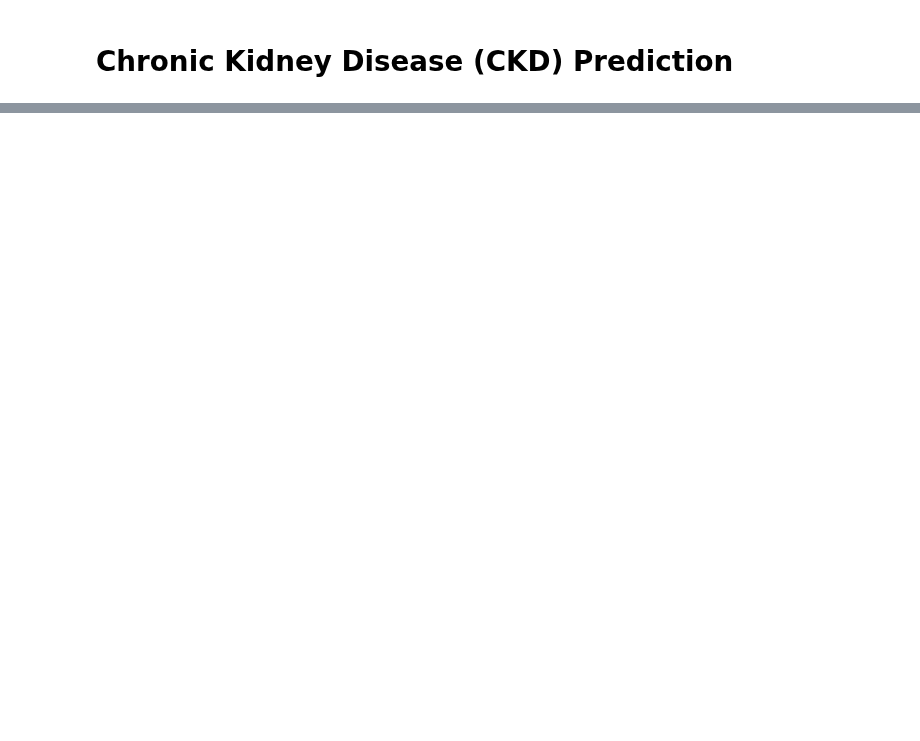
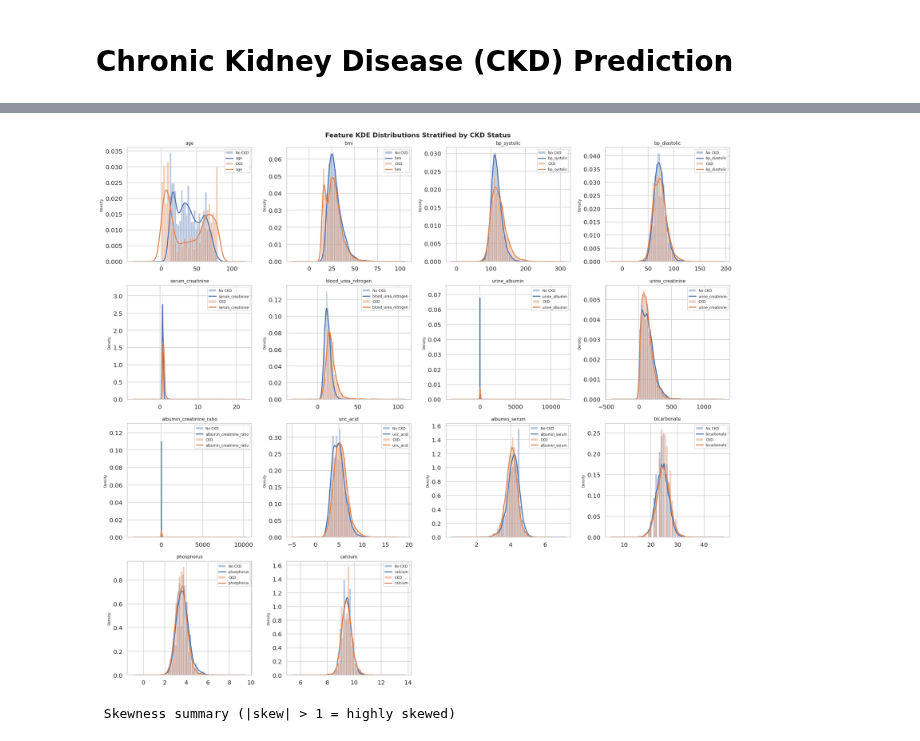
Before and after one commit to NSJayaweera/NCD-Risk_Prediction, a Jupyter notebook: Chronic_Kidney_Disease.ipynb, the cells around one changed output, grey strips where cells are left out. Cells and saved outputs as stored; diff of their text form; code cells hidden in the pictures; blank space fills up the shorter version.

```diff
--- a/Chronic_Kidney_Disease.ipynb
+++ b/Chronic_Kidney_Disease.ipynb
@@ -1484,0 +327,19 @@ Probability (CKD): 0.001
+# %%
+#  Categorical & diabetes_diagnosed Recode
+
+print(" diabetes_diagnosed — original NHANES codes ")
+print("   1=Yes | 2=No | 3=Borderline | 9=Don't know")
+display(df_proc["diabetes_diagnosed"].value_counts(dropna=False))
+
+dm_map = {1.0: 1, 2.0: 0}   # 3.0 and 9.0 are NOT in map -> become NaN
+df_proc["diabetes_diagnosed"] = df_proc["diabetes_diagnosed"].map(dm_map)
+
+print("\n diabetes_diagnosed — after recoding ")
+print("   1=Diabetic | 0=Non-diabetic | NaN=Unknown/Borderline")
+display(df_proc["diabetes_diagnosed"].value_counts(dropna=False))
+
+dm_prev = df_proc["diabetes_diagnosed"].mean() * 100
+print(f"\n  Diabetes prevalence (among known cases): {dm_prev:.1f}%")
+
+print("\n Gender value check ")
+display(df_proc["gender"].value_counts(dropna=False))
@@ -1484,0 +373,49 @@ Probability (CKD): 0.001
+# %%
+#  Univariate Distribution Analysis (KDE Plots)
+
+kde_feats = [c for c in [
+    "age", "bmi", "bp_systolic", "bp_diastolic",
+    "serum_creatinine", "blood_urea_nitrogen",
+    "urine_albumin", "urine_creatinine", "albumin_creatinine_ratio",
+    "uric_acid", "albumin_serum", "bicarbonate", "phosphorus", "calcium"
+] if c in df_proc.columns]
+
+n_cols = 4
+n_rows = -(-len(kde_feats) // n_cols)
+
+fig, axes = plt.subplots(n_rows, n_cols, figsize=(18, 4 * n_rows))
+axes = axes.flatten()
+
+for i, col in enumerate(kde_feats):
+    for cls, color, label in [(0, "#4C72B0", "No CKD"), (1, "#DD8452", "CKD")]:
+        vals = df_proc.loc[df_proc[TARGET] == cls, col].dropna()
+        axes[i].hist(vals, bins=30, density=True, alpha=0.40, color=color, label=label)
+        try:
+            vals.plot.kde(ax=axes[i], color=color, linewidth=2)
+        except Exception:
+            pass
+    axes[i].set_title(col, fontsize=9)
+    axes[i].legend(fontsize=7)
+    axes[i].set_ylabel("Density", fontsize=7)
+
+for j in range(i + 1, len(axes)):
+    axes[j].set_visible(False)
+
+plt.suptitle("Feature KDE Distributions Stratified by CKD Status", fontsize=13, fontweight="bold")
+plt.tight_layout()
+plt.show()
+
+# Skewness summary
+num_cols_skew = [f for f in FEATURES_CLINICAL
+                 if f in df_proc.columns and f not in ["gender", "diabetes_diagnosed"]]
+
+skew_df = (df_proc[num_cols_skew].skew()
+             .reset_index()
+             .rename(columns={"index": "feature", 0: "skewness"})
+             .sort_values("skewness", key=abs, ascending=False))
+
+print(" Skewness summary (|skew| > 1 = highly skewed)")
+display(skew_df)
+# %% [output]
+[figure, added]
+ Skewness summary (|skew| > 1 = highly skewed)
```
Also changed, not shown: parts of 76 cells of this notebook.
